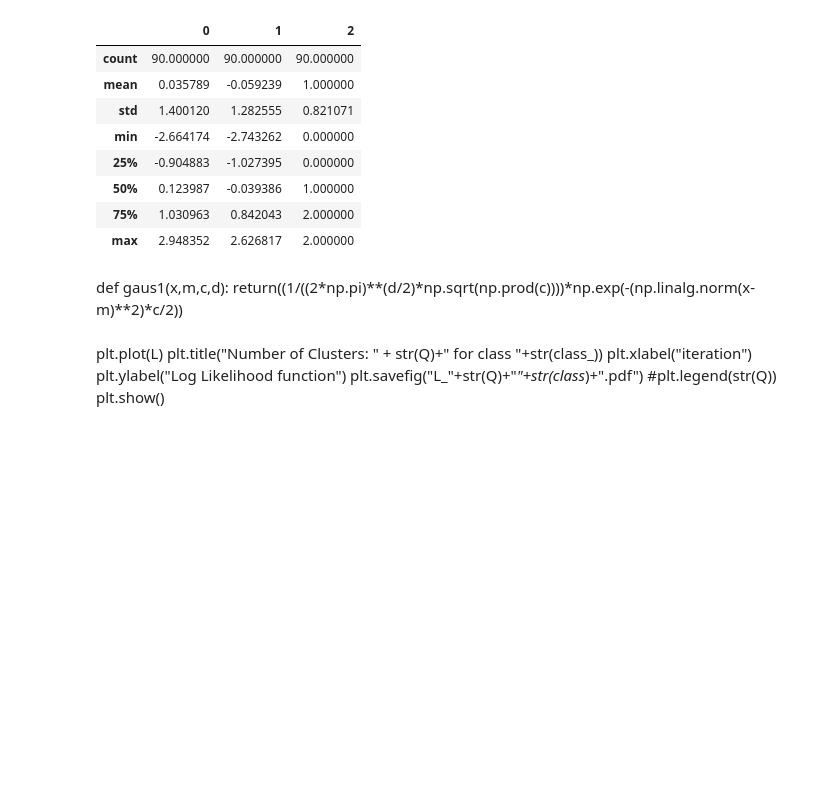
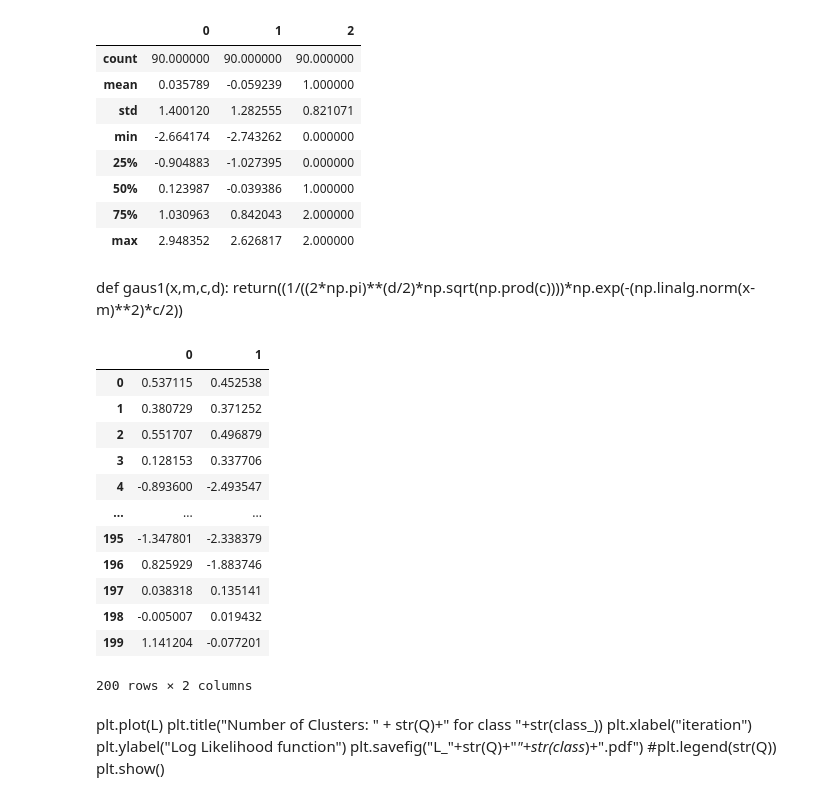
Before and after one commit to sowmyamanojna/CS5691-PRML-Assignments, a Jupyter notebook: assignment2/codes/Assignment2.ipynb, the cells around one changed output. Cells and saved outputs as stored; diff of their text form; code cells hidden in the pictures; blank space fills up the shorter version.

```diff
--- a/assignment2/codes/Assignment2.ipynb
+++ b/assignment2/codes/Assignment2.ipynb
@@ -78,6 +80,22 @@ classses_dat = sep_train.classes
 X_sep_train = sep_train.get_x()
 Y_sep_train = sep_train.get_y()
 dat_sep_train = sep_train.get_separated_data()
+# %%
+X_sep_train[0]
+# %% [output]
+|  | 0 | 1 |
+| 0 | 0.537115 | 0.452538 |
+| 1 | 0.380729 | 0.371252 |
+| 2 | 0.551707 | 0.496879 |
+| 3 | 0.128153 | 0.337706 |
+| 4 | -0.893600 | -2.493547 |
+| ... | ... | ... |
+| 195 | -1.347801 | -2.338379 |
+| 196 | 0.825929 | -1.883746 |
+| 197 | 0.038318 | 0.135141 |
+| 198 | -0.005007 | 0.019432 |
+| 199 | 1.141204 | -0.077201 |
+200 rows × 2 columns
 # %%
 pd.DataFrame(X_sep_train[0]).to_csv("X_sep_train.csv")
 # %%
```
Also changed, not shown: parts of 14 cells of this notebook, 3 other files.
